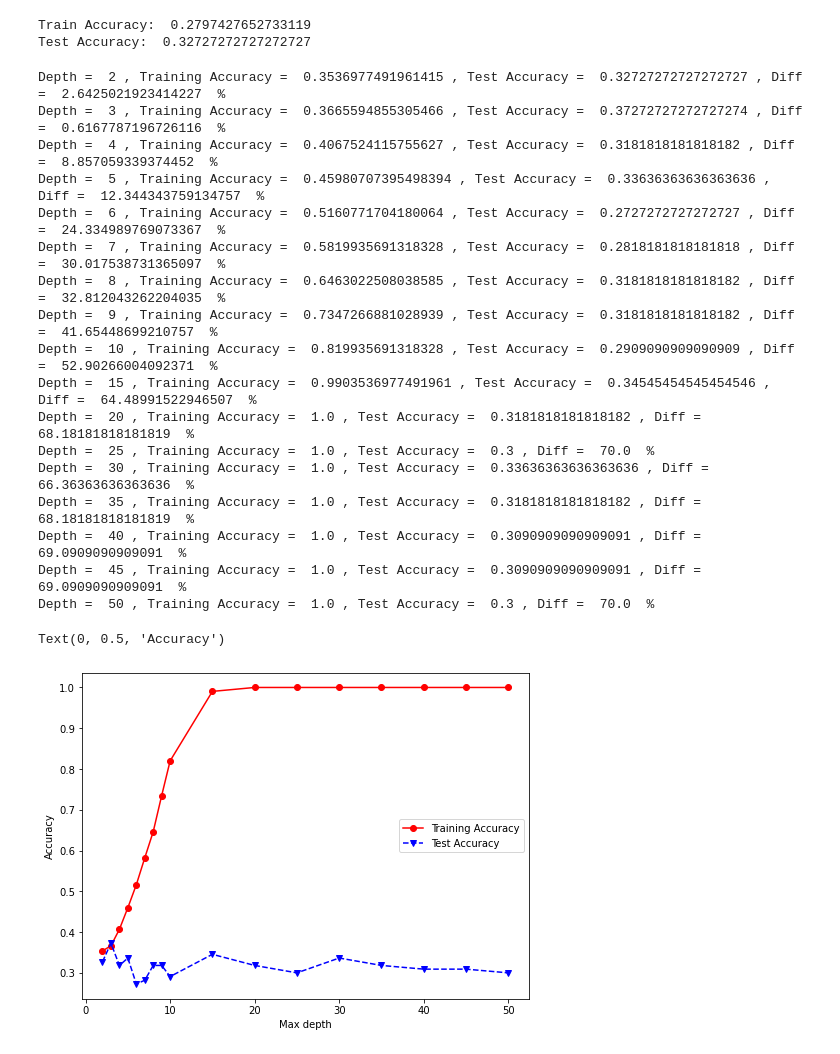
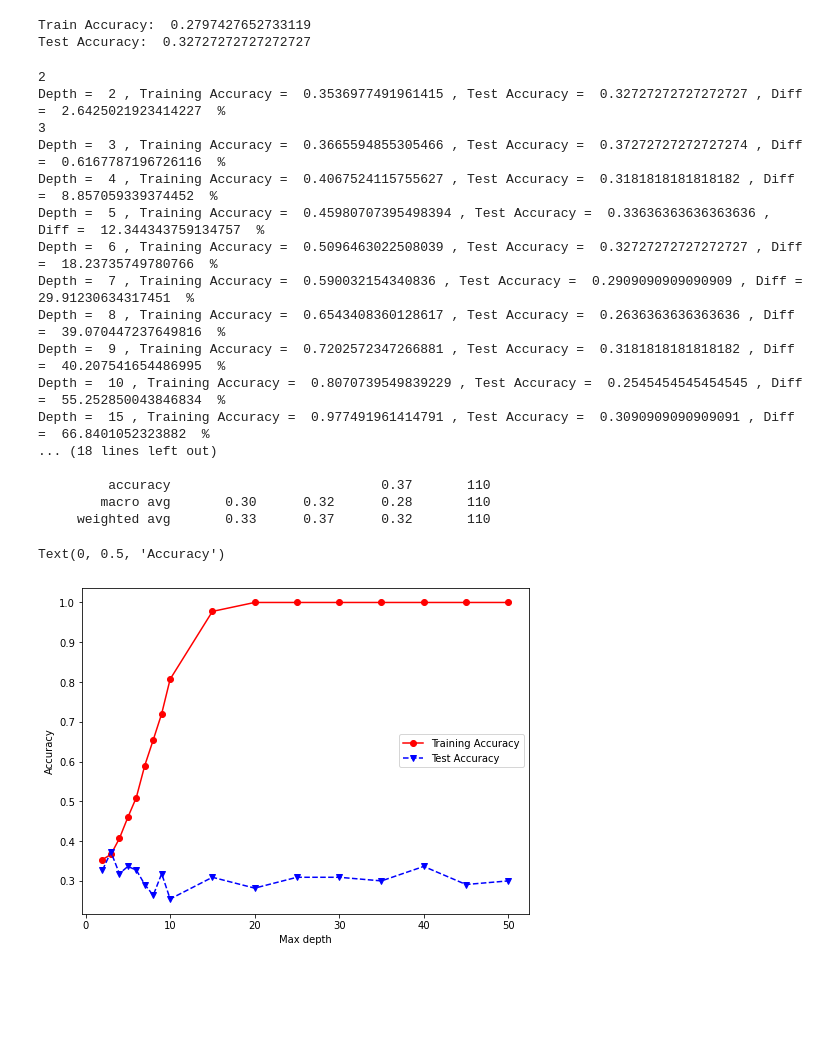
Before and after one commit to Jaber-Al-Siam/Lifestyle-and-Depression-Among-University-Students, a Jupyter notebook: Depression - Category.ipynb, the cells around one changed output. Cells and saved outputs as stored; diff of their text form; code cells hidden in the pictures; blank space fills up the shorter version.

Commit message:
added classification report

```diff
--- a/Depression - Category.ipynb
+++ b/Depression - Category.ipynb
@@ -245,7 +245,7 @@ for cols in df.columns:
 
 cat_features.remove('category')  # target column for category prediction
 cat_features.remove('verdict')  # target column for binary prediction
-# cat_features.append('subject')  # confused what to do with this feature!
+cat_features.append('subject')  # subject has 70+ uiniqu values, confused what to do with this feature!
 cat_features
 # %% [output]
 ['mood',
@@ -287,7 +288,7 @@ df.describe()
 # Feature Scaling
 # %%
 # decide what to do with subjec, time columns, hobbies, and movies per week
-X = df.drop(columns = ['subject', 'wakeup', 'breakfast', 'launch', 'dinner', 'sleep', 'hobbies', 'movies per week', 'depression', 'category', 'verdict', ]) # X contains the features
+X = df.drop(columns = ['wakeup', 'breakfast', 'launch', 'dinner', 'sleep', 'hobbies', 'movies per week', 'depression', 'category', 'verdict', ]) # X contains the features
 y = df['category']  # for specific class prediction
 print(X.shape)
 X.head()
@@ -457,49 +461,62 @@ from sklearn.tree import DecisionTreeClassifier
 from sklearn.metrics import accuracy_score
 maxdepths = [2,3,4,5,6,7,8,9,10,15,20,25,30,35,40,45,50]
 trainAcc = np.zeros(len(maxdepths))
 testAcc = np.zeros(len(maxdepths))
+difference = 100.0
+best_depth = 0
 
 index = 0
 for depth in maxdepths:
     clf = DecisionTreeClassifier(max_depth=depth)
     clf = clf.fit(X_train, y_train)
     y_predTrain = clf.predict(X_train)
     y_predTest = clf.predict(X_test)
     trainAcc[index] = accuracy_score(y_train, y_predTrain)
     testAcc[index] = accuracy_score(y_test, y_predTest)
+    curr_difference = np.abs(trainAcc[index]-testAcc[index]) * 100.00
+    if curr_difference < difference:
+        difference = curr_difference
+        print(depth)
+        best_depth = depth
     print("Depth = ", depth, ", Training Accuracy = ", trainAcc[index], ", Test Accuracy = ", testAcc[index],
-          ", Diff = ", np.abs((trainAcc[index]-testAcc[index])*100), " %")
+          ", Diff = ", curr_difference, " %")
     index += 1
 
-
+print('\n\n')
+print('Best depth is ', best_depth)
+clf = DecisionTreeClassifier(max_depth=best_depth)
+clf = clf.fit(X_train, y_train)
+y_predTrain = clf.predict(X_train)
+y_predTest = clf.predict(X_test)
+print(classification_report(y_test, y_predTest))
 #########################################
 # Plot of training and test accuracies
 #########################################
 
 plt.plot(maxdepths,trainAcc,'ro-',maxdepths,testAcc,'bv--')
 plt.legend(['Training Accuracy','Test Accuracy'])
 plt.xlabel('Max depth')
 plt.ylabel('Accuracy')
 # %% [output]
+2
 Depth =  2 , Training Accuracy =  0.3536977491961415 , Test Accuracy =  0.32727272727272727 , Diff =  2.6425021923414227  %
+3
 Depth =  3 , Training Accuracy =  0.3665594855305466 , Test Accuracy =  0.37272727272727274 , Diff =  0.6167787196726116  %
 Depth =  4 , Training Accuracy =  0.4067524115755627 , Test Accuracy =  0.3181818181818182 , Diff =  8.857059339374452  %
 Depth =  5 , Training Accuracy =  0.45980707395498394 , Test Accuracy =  0.33636363636363636 , Diff =  12.344343759134757  %
-Depth =  6 , Training Accuracy =  0.5160771704180064 , Test Accuracy =  0.2727272727272727 , Diff =  24.334989769073367  %
-Depth =  7 , Training Accuracy =  0.5819935691318328 , Test Accuracy =  0.2818181818181818 , Diff =  30.017538731365097  %
-Depth =  8 , Training Accuracy =  0.6463022508038585 , Test Accuracy =  0.3181818181818182 , Diff =  32.812043262204035  %
-Depth =  9 , Training Accuracy =  0.7347266881028939 , Test Accuracy =  0.3181818181818182 , Diff =  41.65448699210757  %
-Depth =  10 , Training Accuracy =  0.819935691318328 , Test Accuracy =  0.2909090909090909 , Diff =  52.90266004092371  %
-Depth =  15 , Training Accuracy =  0.9903536977491961 , Test Accuracy =  0.34545454545454546 , Diff =  64.48991522946507  %
-Depth =  20 , Training Accuracy =  1.0 , Test Accuracy =  0.3181818181818182 , Diff =  68.18181818181819  %
-Depth =  25 , Training Accuracy =  1.0 , Test Accuracy =  0.3 , Diff =  70.0  %
-Depth =  30 , Training Accuracy =  1.0 , Test Accuracy =  0.33636363636363636 , Diff =  66.36363636363636  %
-Depth =  35 , Training Accuracy =  1.0 , Test Accuracy =  0.3181818181818182 , Diff =  68.18181818181819  %
-Depth =  40 , Training Accuracy =  1.0 , Test Accuracy =  0.3090909090909091 , Diff =  69.0909090909091  %
-Depth =  45 , Training Accuracy =  1.0 , Test Accuracy =  0.3090909090909091 , Diff =  69.0909090909091  %
-Depth =  50 , Training Accuracy =  1.0 , Test Accuracy =  0.3 , Diff =  70.0  %
+Depth =  6 , Training Accuracy =  0.5096463022508039 , Test Accuracy =  0.32727272727272727 , Diff =  18.23735749780766  %
+Depth =  7 , Training Accuracy =  0.590032154340836 , Test Accuracy =  0.2909090909090909 , Diff =  29.91230634317451  %
+Depth =  8 , Training Accuracy =  0.6543408360128617 , Test Accuracy =  0.2636363636363636 , Diff =  39.070447237649816  %
+Depth =  9 , Training Accuracy =  0.7202572347266881 , Test Accuracy =  0.3181818181818182 , Diff =  40.207541654486995  %
+Depth =  10 , Training Accuracy =  0.8070739549839229 , Test Accuracy =  0.2545454545454545 , Diff =  55.252850043846834  %
+Depth =  15 , Training Accuracy =  0.977491961414791 , Test Accuracy =  0.3090909090909091 , Diff =  66.8401052323882  %
+... (18 lines left out)
+
+         accuracy                           0.37       110
+        macro avg       0.30      0.32      0.28       110
+     weighted avg       0.33      0.37      0.32       110
 Text(0, 0.5, 'Accuracy')
-[figure, old version]
+[figure, new version]
 # %%
 # using stratified k-fold
 from sklearn.model_selection import StratifiedKFold, cross_val_score
```
Also changed, not shown: parts of 21 cells of this notebook.
